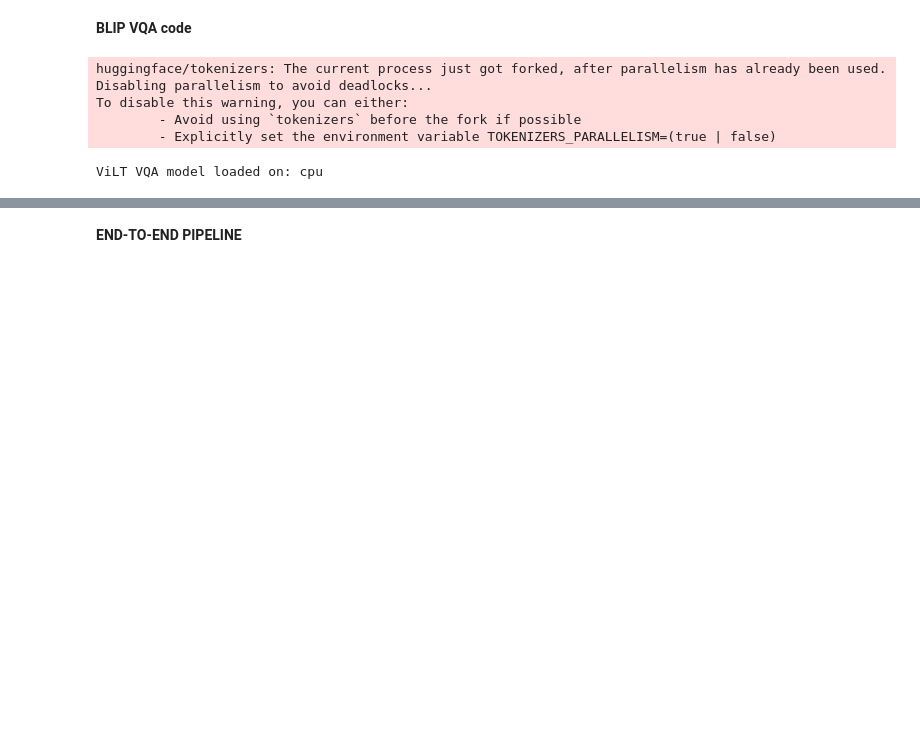
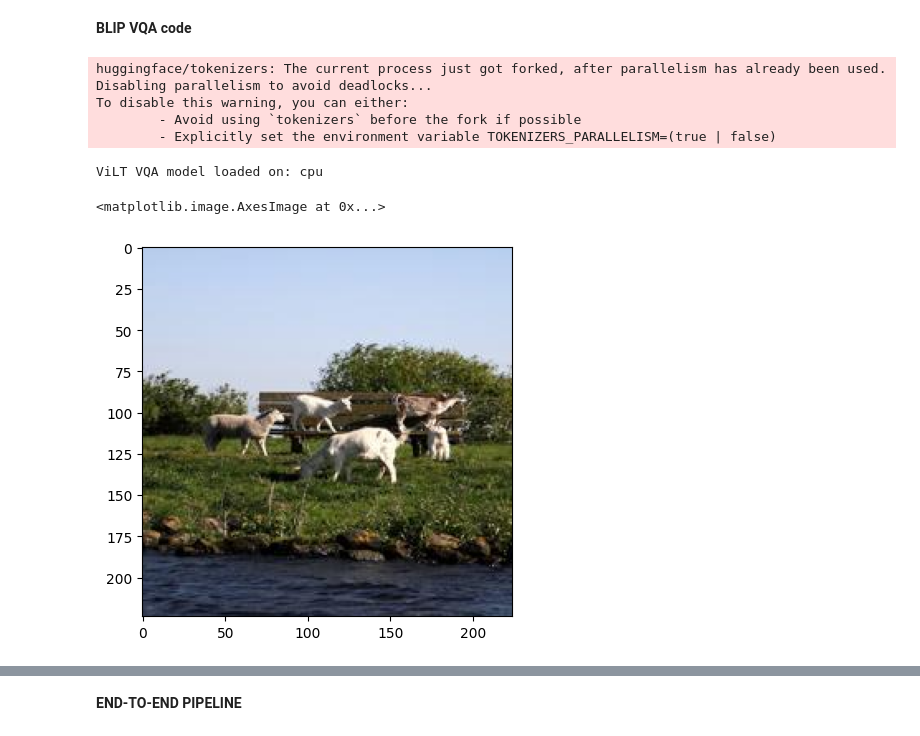
Before and after one commit to grevanth1105/visual-question-answering-system-CV, a Jupyter notebook: vqacv.ipynb, the cells around one changed output, grey strips where cells are left out. Cells and saved outputs as stored; diff of their text form; code cells hidden in the pictures; blank space fills up the shorter version.

```diff
--- a/vqacv.ipynb
+++ b/vqacv.ipynb
@@ -304,8 +304,9 @@ print("ViLT VQA model loaded on:", device)
 # %% [output]
 ViLT VQA model loaded on: cpu
 # %%
-sample = train_df.iloc[4]
-
+sample = train_df.iloc[5]
 image = Image.open(sample["image_path"]).convert("RGB")
-
-question = "How many people are there in image?"
+plt.imshow(image)
+# %% [output]
+<matplotlib.image.AxesImage at 0x...>
+[figure, added]
```
Also changed, not shown: parts of 9 cells of this notebook.
